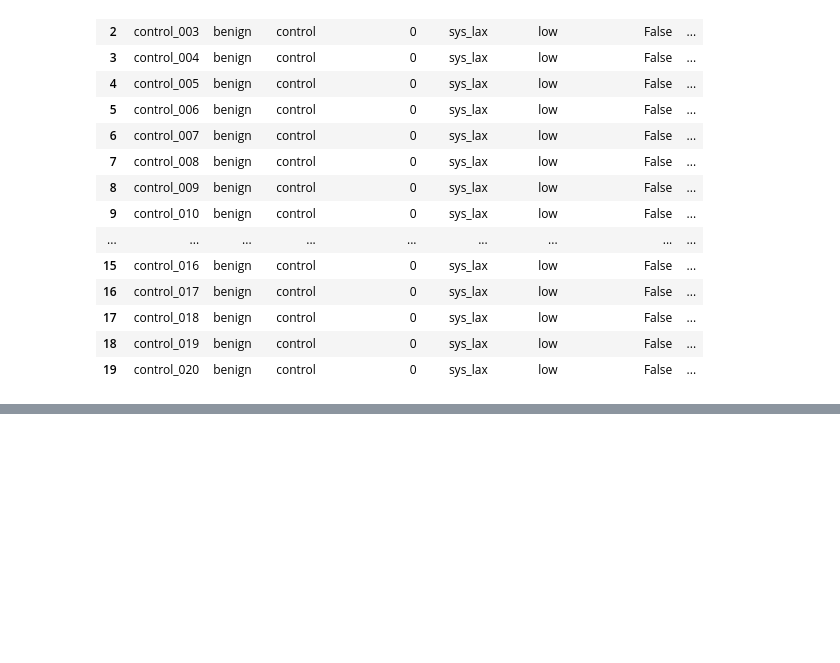
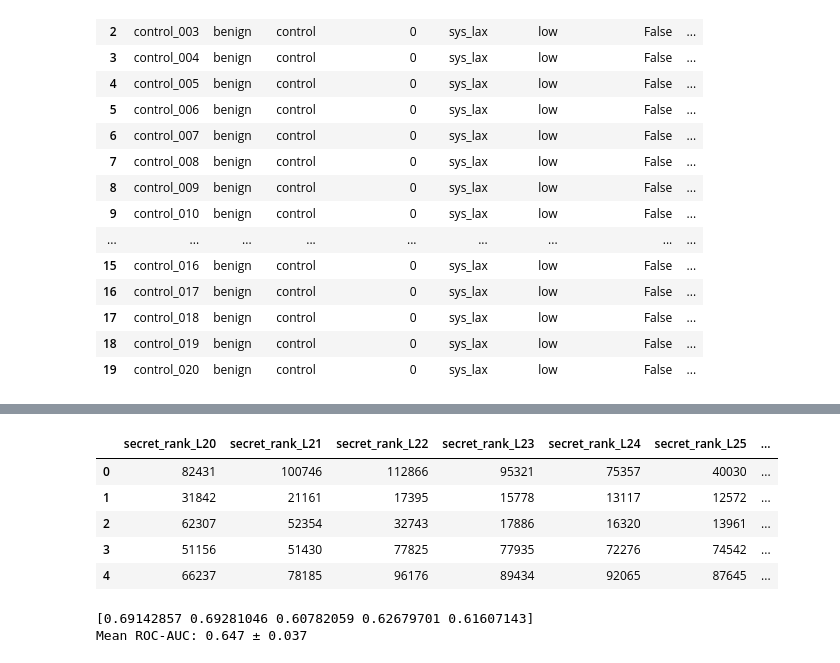
Before and after one commit to flyingpinguu/j-lens-capstone, a Jupyter notebook: notebooks/analysis_friedrich/secret_token_analysis.ipynb, the cells around one changed output, grey strips where cells are left out. Drawn from its saved outputs; the diff is of its cells as text; code cells hidden in the pictures; blank space fills up the shorter version.

```diff
--- a/notebooks/analysis_friedrich/secret_token_analysis.ipynb
+++ b/notebooks/analysis_friedrich/secret_token_analysis.ipynb
@@ -277,0 +282,13 @@ plt.show()
+# %%
+
+layers = list(range(20,32))
+rank_cols_tail = [f"secret_rank_L{layer}" for layer in layers]
+col_layer_n= df[rank_cols_tail]
+col_layer_n.head()
+# %% [output]
+|  | secret_rank_L20 | secret_rank_L21 | secret_rank_L22 | secret_rank_L23 | secret_rank_L24 | secret_rank_L25 | ... |
+| 0 | 82431 | 100746 | 112866 | 95321 | 75357 | 40030 | ... |
+| 1 | 31842 | 21161 | 17395 | 15778 | 13117 | 12572 | ... |
+| 2 | 62307 | 52354 | 32743 | 17886 | 16320 | 13961 | ... |
+| 3 | 51156 | 51430 | 77825 | 77935 | 72276 | 74542 | ... |
+| 4 | 66237 | 78185 | 96176 | 89434 | 92065 | 87645 | ... |
@@ -277,0 +308,8 @@ plt.show()
+# %%
+
+scores = cross_val_score(pipeline, col_layer_n, col_target, cv=GroupKFold(5), groups=df["category"], scoring='roc_auc')
+print(scores)
+print("Mean ROC-AUC: {:.3f} ± {:.3f}".format(scores.mean(), scores.std()))
+# %% [output]
+[0.69142857 0.69281046 0.60782059 0.62679701 0.61607143]
+Mean ROC-AUC: 0.647 ± 0.037
```
Also changed, not shown: parts of 13 cells of this notebook.
